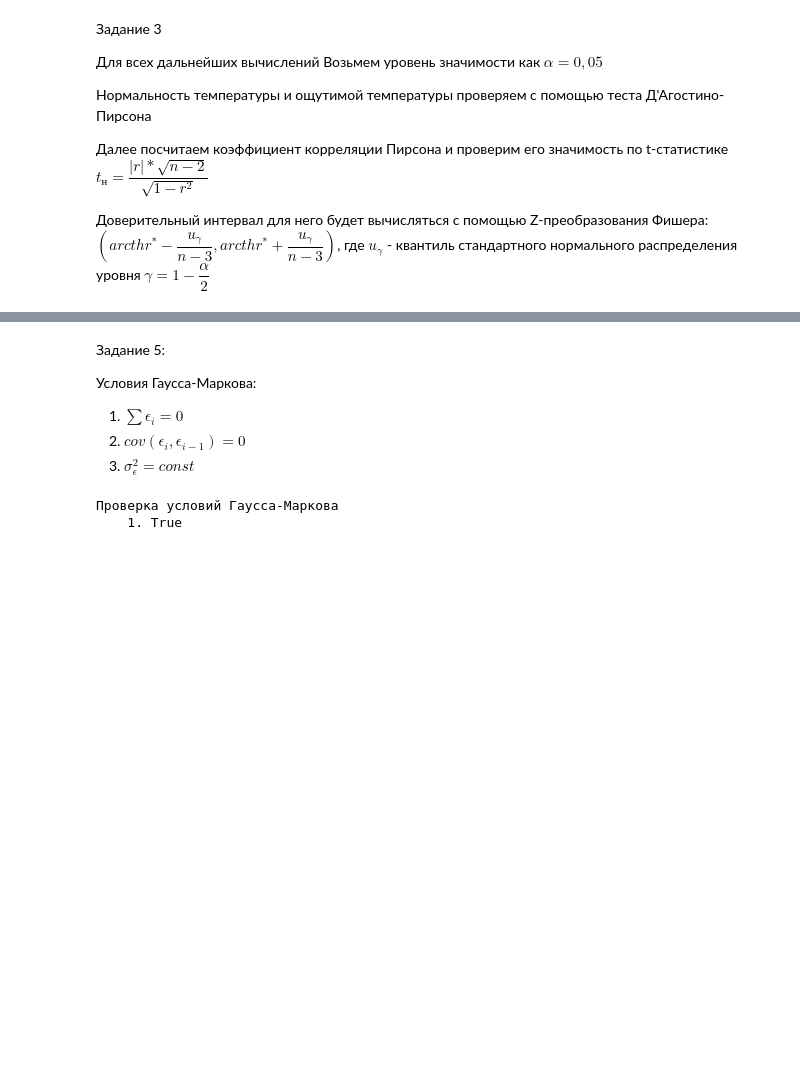
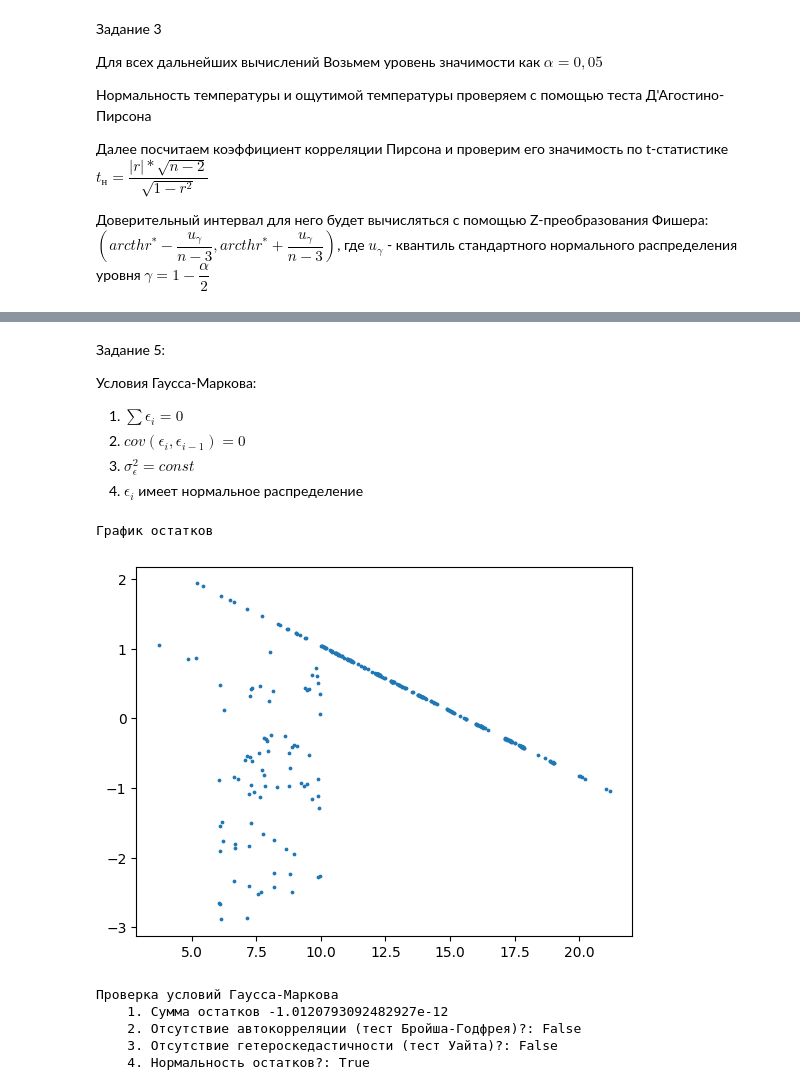
Before and after one commit to Kudriavtsev-Eduard/PairRegressionSolution, a Jupyter notebook: notebook.ipynb, the cells around one changed output, grey strips where cells are left out. Drawn from its saved outputs; the diff is of its cells as text; code cells hidden in the pictures; blank space fills up the shorter version.

```diff
--- a/notebook.ipynb
+++ b/notebook.ipynb
@@ -127,9 +132,25 @@ t-статистики:
 1. $\sum \epsilon_i=0$
 2. $cov(\epsilon_i, \epsilon_{i-1}) = 0$
 3. $\sigma^2_{\epsilon} = const$
+4. $\epsilon_i$ имеет нормальное распределение
-# %%
-print("Проверка условий Гаусса-Маркова")
-# TODO: Проверить условия Гаусса-Маркова
-# %% [output]
-Проверка условий Гаусса-Маркова
-    1. True
+# %%
+print("График остатков")
+plt.scatter(x_values, model.resid, s=3)
+plt.show()
+# %% [output]
+График остатков
+[figure, added]
+# %%
+print("Проверка условий Гаусса-Маркова")
+print(f"    1. Cумма остатков {sum(model.resid)}")
+print(f"    2. Отсутствие автокорреляции (тест Бройша-Годфрея): {sm.stats.diagnostic.acorr_breusch_godfrey(model)[1] > p_value}")
+print(
+    f"    3. Отсутствие гетероскедастичности (тест Уайта): {sm.stats.diagnostic.het_white(model.resid, model.model.exog)[1] > p_value}"
+)
+print(f"    4. Нормальность остатков?: {stats.normaltest(model.resid).pvalue < p_value}")
+# %% [output]
+Проверка условий Гаусса-Маркова
+    1. Cумма остатков -1.0120793092482927e-12
+    2. Отсутствие автокорреляции (тест Бройша-Годфрея)?: False
+    3. Отсутствие гетероскедастичности (тест Уайта)?: False
+    4. Нормальность остатков?: True
```
Also changed, not shown: parts of 7 cells of this notebook.
